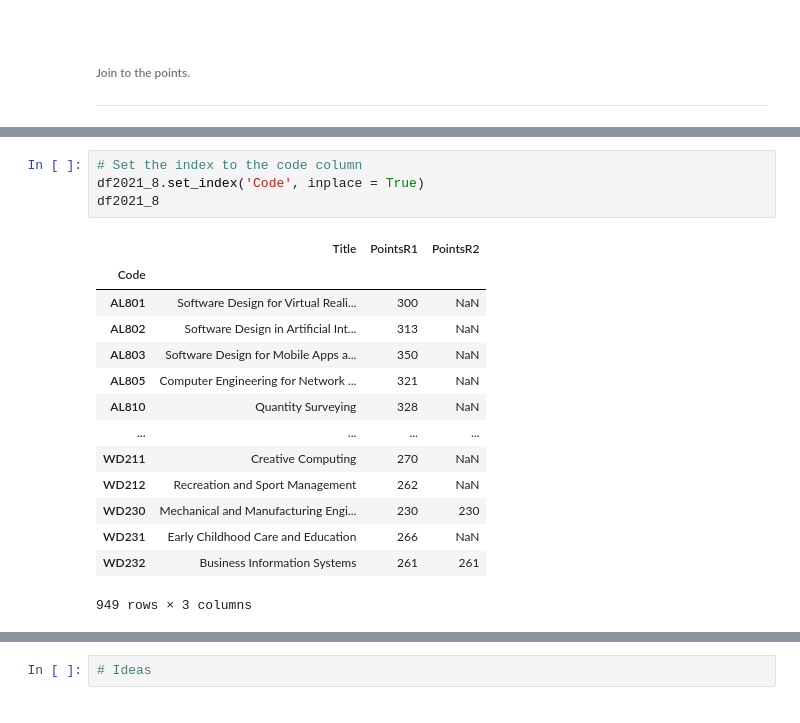
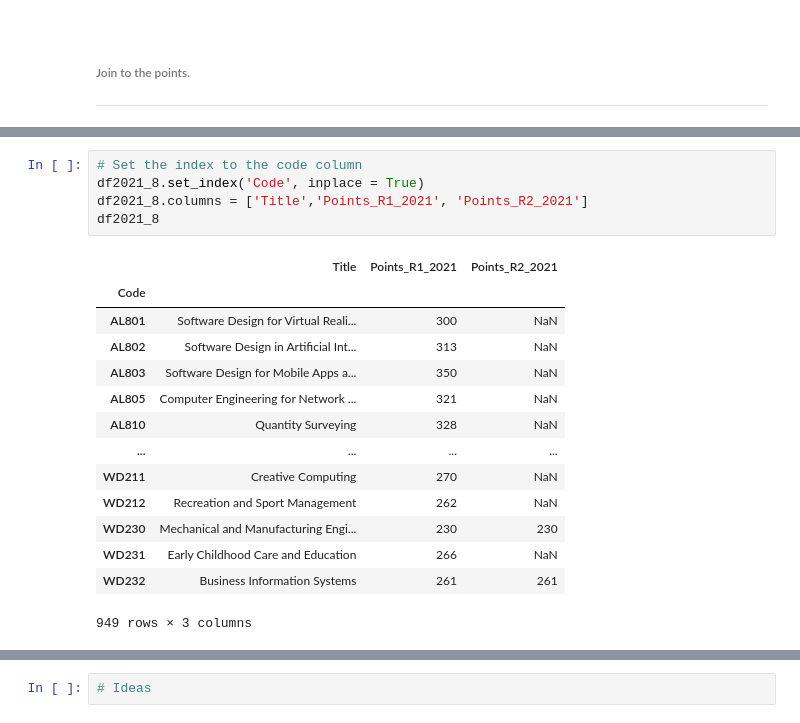
Before and after one commit to conor-mccaffrey/cao-points, a Jupyter notebook: cao-points-analysis.ipynb, the cells around one changed output, grey strips where cells are left out. Saved outputs shown, nothing was run; the diff lists cells and outputs as text.

```diff
--- a/cao-points-analysis.ipynb
+++ b/cao-points-analysis.ipynb
@@ -863,9 +884,10 @@ allcourses_L8
 # %%
 # Set the index to the code column
 df2021_8.set_index('Code', inplace = True)
+df2021_8.columns = ['Title','Points_R1_2021', 'Points_R2_2021']
 df2021_8
 # %% [output]
-|  | Title | PointsR1 | PointsR2 |
+|  | Title | Points_R1_2021 | Points_R2_2021 |
 | Code |  |  |  |
 | AL801 | Software Design for Virtual Reali... | 300 | NaN |
 | AL802 | Software Design in Artificial Int... | 313 | NaN |
```
Also changed, not shown: parts of 18 cells of this notebook, 36 other files.
